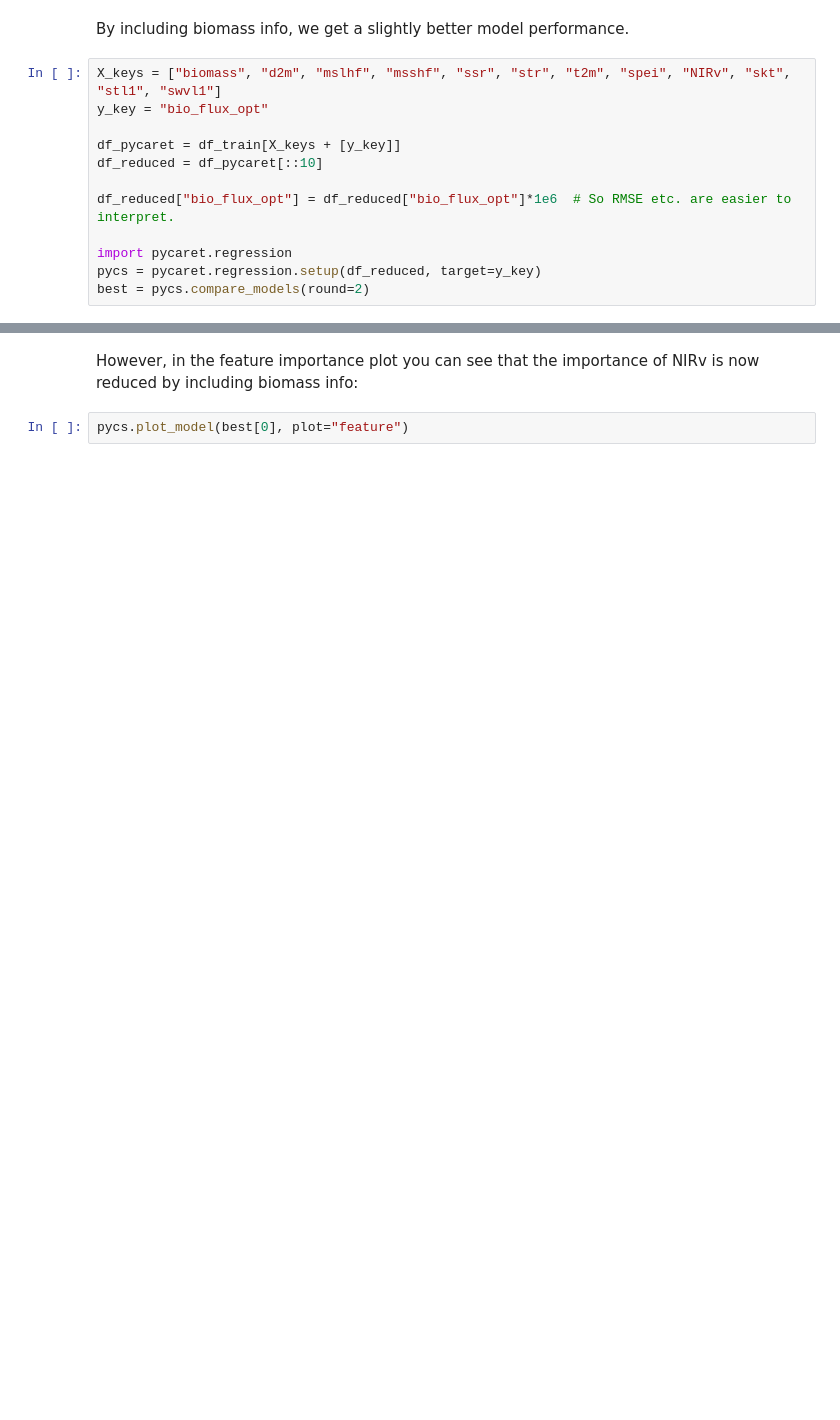
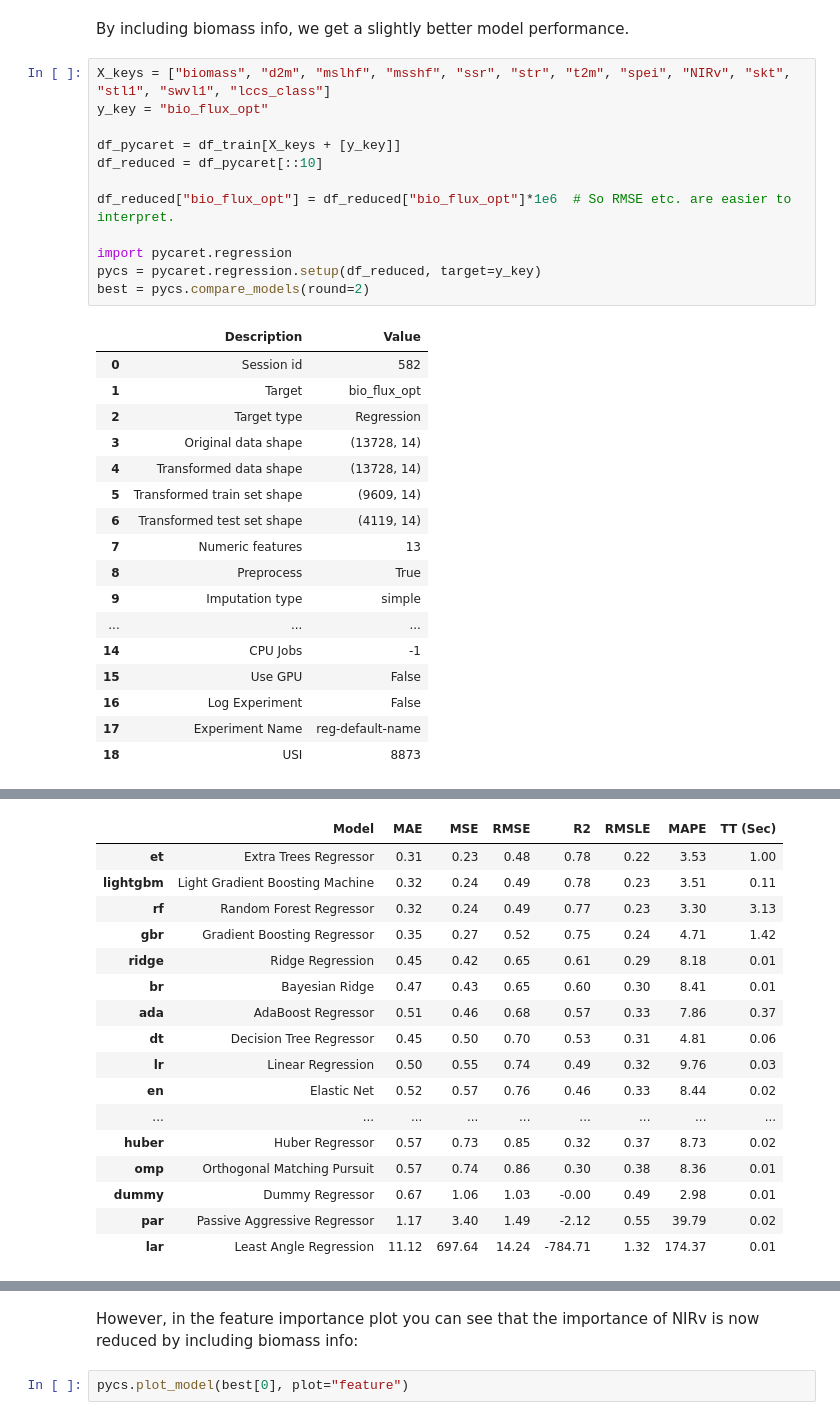
Before and after one commit to EXCITED-CO2/excited-workflow, a Jupyter notebook: workflow_carbon_tracker.ipynb, the cells around one changed output, grey strips where cells are left out. Drawn from its saved outputs; the diff is of its cells as text; blank space fills up the shorter version.

```diff
--- a/workflow_carbon_tracker.ipynb
+++ b/workflow_carbon_tracker.ipynb
@@ -120,7 +169,7 @@ pycs.plot_model(best[0], plot="feature")
 # %% [markdown]
 By including biomass info, we get a slightly better model performance.
 # %%
-X_keys = ["biomass", "d2m", "mslhf", "msshf", "ssr", "str", "t2m", "spei", "NIRv", "skt", "stl1", "swvl1"]
+X_keys = ["biomass", "d2m", "mslhf", "msshf", "ssr", "str", "t2m", "spei", "NIRv", "skt", "stl1", "swvl1", "lccs_class"]
 y_key = "bio_flux_opt"
 
 df_pycaret = df_train[X_keys + [y_key]]
@@ -131,3 +180,21 @@ df_reduced["bio_flux_opt"] = df_reduced["bio_flux_opt"]*1e6  # So RMSE etc. are
 import pycaret.regression
 pycs = pycaret.regression.setup(df_reduced, target=y_key)
 best = pycs.compare_models(round=2)
+# %% [output]
+|  | Description | Value |
+| 0 | Session id | 582 |
+| 1 | Target | bio_flux_opt |
+| 2 | Target type | Regression |
+| 3 | Original data shape | (13728, 14) |
+| 4 | Transformed data shape | (13728, 14) |
+| 5 | Transformed train set shape | (9609, 14) |
+| 6 | Transformed test set shape | (4119, 14) |
+| 7 | Numeric features | 13 |
+| 8 | Preprocess | True |
+| 9 | Imputation type | simple |
+| ... | ... | ... |
+| 14 | CPU Jobs | -1 |
+| 15 | Use GPU | False |
+| 16 | Log Experiment | False |
+| 17 | Experiment Name | reg-default-name |
+| 18 | USI | 8873 |
@@ -133,0 +202,17 @@ best = pycs.compare_models(round=2)
+|  | Model | MAE | MSE | RMSE | R2 | RMSLE | MAPE | TT (Sec) |
+| et | Extra Trees Regressor | 0.31 | 0.23 | 0.48 | 0.78 | 0.22 | 3.53 | 1.00 |
+| lightgbm | Light Gradient Boosting Machine | 0.32 | 0.24 | 0.49 | 0.78 | 0.23 | 3.51 | 0.11 |
+| rf | Random Forest Regressor | 0.32 | 0.24 | 0.49 | 0.77 | 0.23 | 3.30 | 3.13 |
+| gbr | Gradient Boosting Regressor | 0.35 | 0.27 | 0.52 | 0.75 | 0.24 | 4.71 | 1.42 |
+| ridge | Ridge Regression | 0.45 | 0.42 | 0.65 | 0.61 | 0.29 | 8.18 | 0.01 |
+| br | Bayesian Ridge | 0.47 | 0.43 | 0.65 | 0.60 | 0.30 | 8.41 | 0.01 |
+| ada | AdaBoost Regressor | 0.51 | 0.46 | 0.68 | 0.57 | 0.33 | 7.86 | 0.37 |
+| dt | Decision Tree Regressor | 0.45 | 0.50 | 0.70 | 0.53 | 0.31 | 4.81 | 0.06 |
+| lr | Linear Regression | 0.50 | 0.55 | 0.74 | 0.49 | 0.32 | 9.76 | 0.03 |
+| en | Elastic Net | 0.52 | 0.57 | 0.76 | 0.46 | 0.33 | 8.44 | 0.02 |
+| ... | ... | ... | ... | ... | ... | ... | ... | ... |
+| huber | Huber Regressor | 0.57 | 0.73 | 0.85 | 0.32 | 0.37 | 8.73 | 0.02 |
+| omp | Orthogonal Matching Pursuit | 0.57 | 0.74 | 0.86 | 0.30 | 0.38 | 8.36 | 0.01 |
+| dummy | Dummy Regressor | 0.67 | 1.06 | 1.03 | -0.00 | 0.49 | 2.98 | 0.01 |
+| par | Passive Aggressive Regressor | 1.17 | 3.40 | 1.49 | -2.12 | 0.55 | 39.79 | 0.02 |
+| lar | Least Angle Regression | 11.12 | 697.64 | 14.24 | -784.71 | 1.32 | 174.37 | 0.01 |
```
Also changed, not shown: parts of 9 cells of this notebook, 2 other files.
